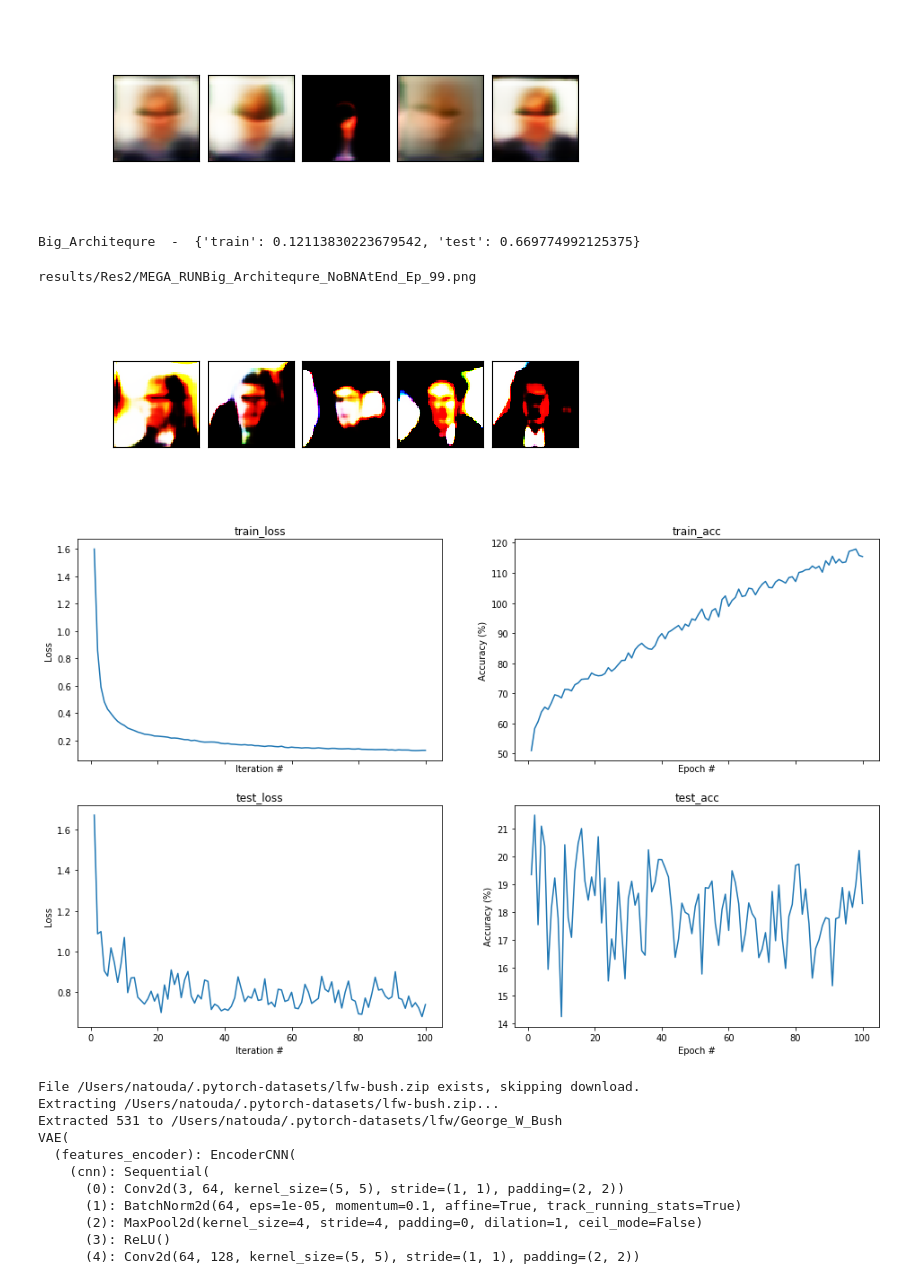
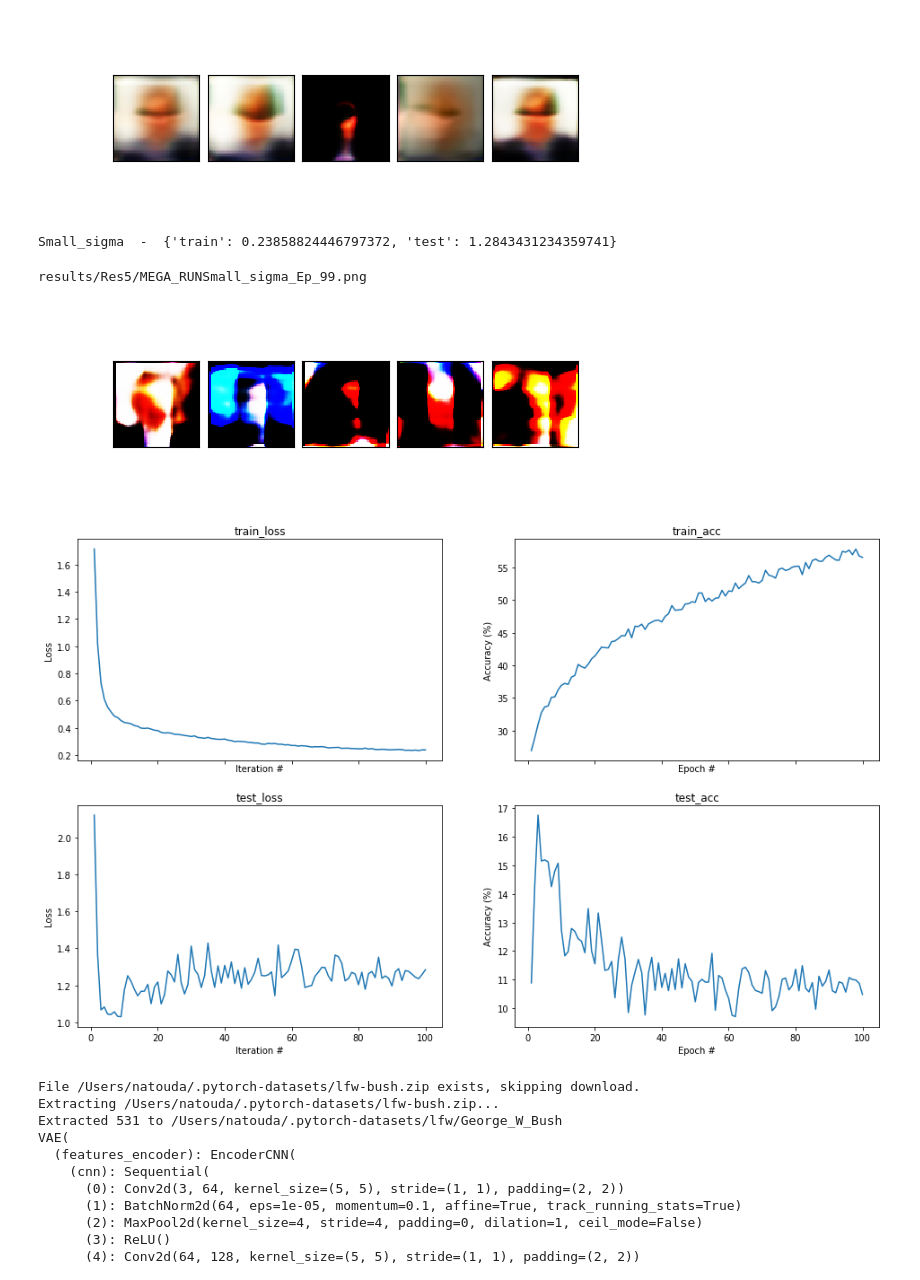
Before and after one commit to natsala13/cs236605-hw3, a Jupyter notebook: Part2_VAE.ipynb, the cells around one changed output. Saved outputs shown, nothing was run; the diff lists cells and outputs as text; code cells hidden in the pictures.

```diff
--- a/Part2_VAE.ipynb
+++ b/Part2_VAE.ipynb
@@ -593,7 +593,7 @@ Image(f)
 # %% [output]
 [figure]
 # %%
-RES1 = './results/Res4/'
+RES1 = './results/Res5/'
 
 D = np.load(RES1 + 'RunFinal.npy').item()
 i = 0
@@ -603,15 +603,15 @@ for key in D.keys():
     if i % 3 == 0:
         print()
 # %% [output]
-Big_Architequre  -  {'train': 0.12113830223679542, 'test': 0.669774992125375}
+Small_sigma  -  {'train': 0.23858824446797372, 'test': 1.2843431234359741}
 # %%
-filename = plotResults('Big_Architequre_NoBNAtEnd', 'Res2')
+filename = plotResults('Small_sigma', 'Res5')
 print(filename)
 Image(filename)
 # %% [output]
-results/Res2/MEGA_RUNBig_Architequre_NoBNAtEnd_Ep_99.png
+results/Res5/MEGA_RUNSmall_sigma_Ep_99.png
-[figure, old version]
+[figure, new version]
-[figure, old version]
+[figure, new version]
 # %%
 # Lets try an experiment
 
```
Also changed, not shown: 1 other file.
